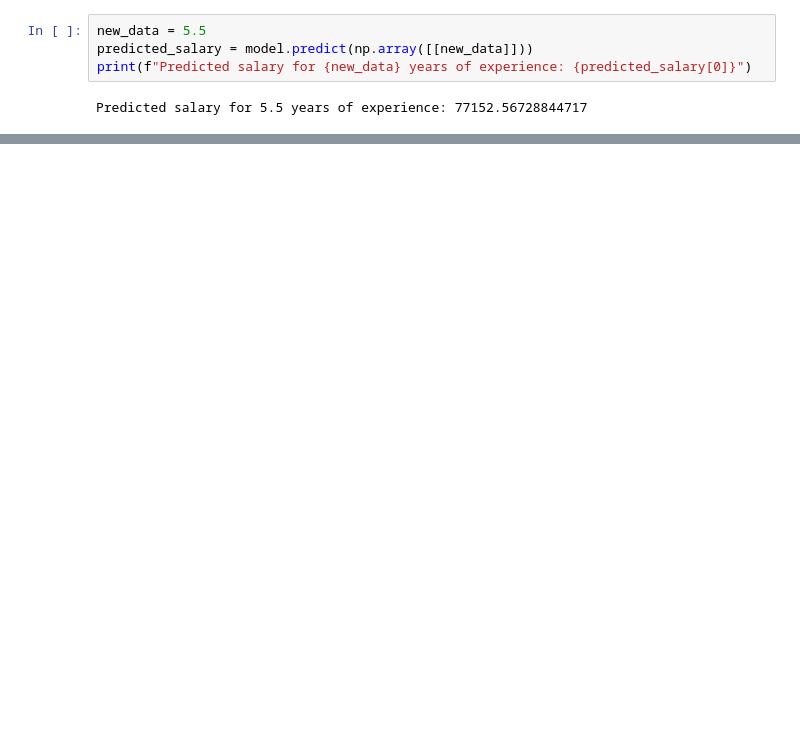
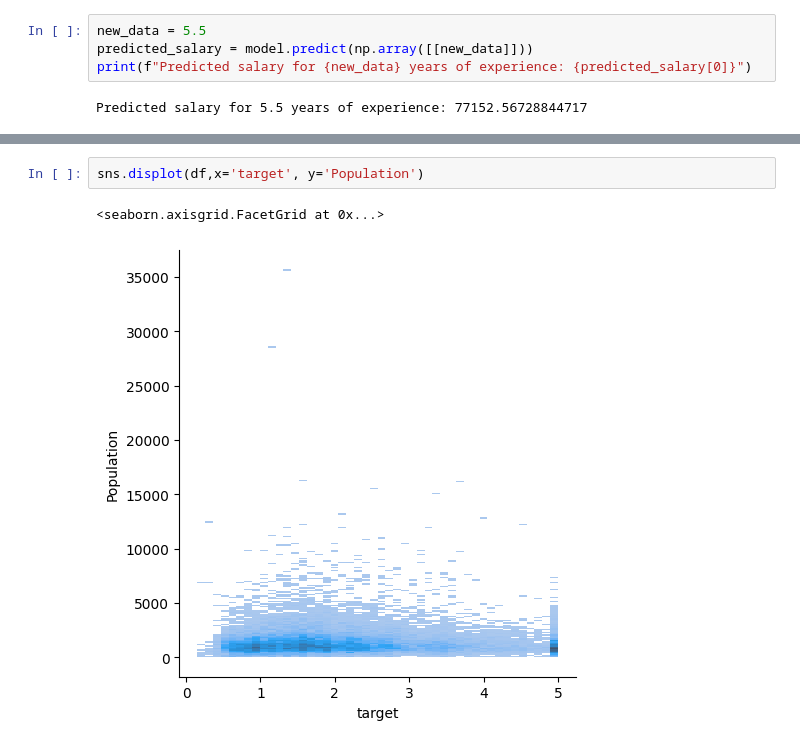
Before and after one commit to Aishwaryabagi/Machine-Learning-Tutorial, a Jupyter notebook: supervised_learning/regression_model/linear_regreesion.ipynb, the cells around one changed output, grey strips where cells are left out. Drawn from its saved outputs; the diff is of its cells as text; blank space fills up the shorter version.

```diff
--- a/supervised_learning/regression_model/linear_regreesion.ipynb
+++ b/supervised_learning/regression_model/linear_regreesion.ipynb
@@ -54,0 +103,5 @@ Predicted salary for 5.5 years of experience: 77152.56728844717
+# %%
+sns.displot(df,x='target', y='Population')
+# %% [output]
+<seaborn.axisgrid.FacetGrid at 0x...>
+[figure, added]
```
Also changed, not shown: parts of 13 cells of this notebook.
